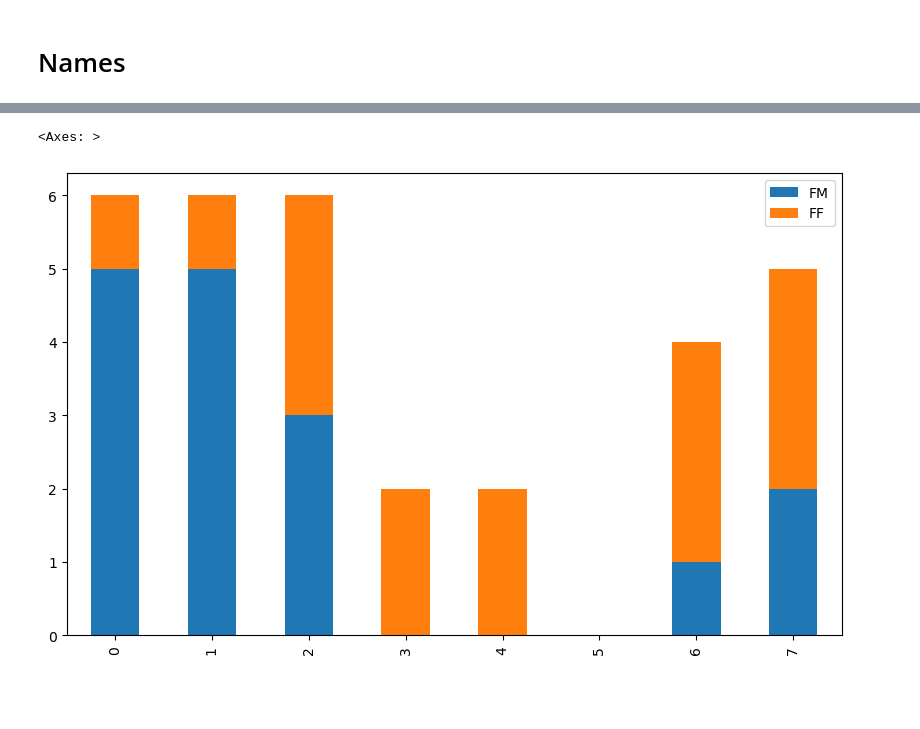
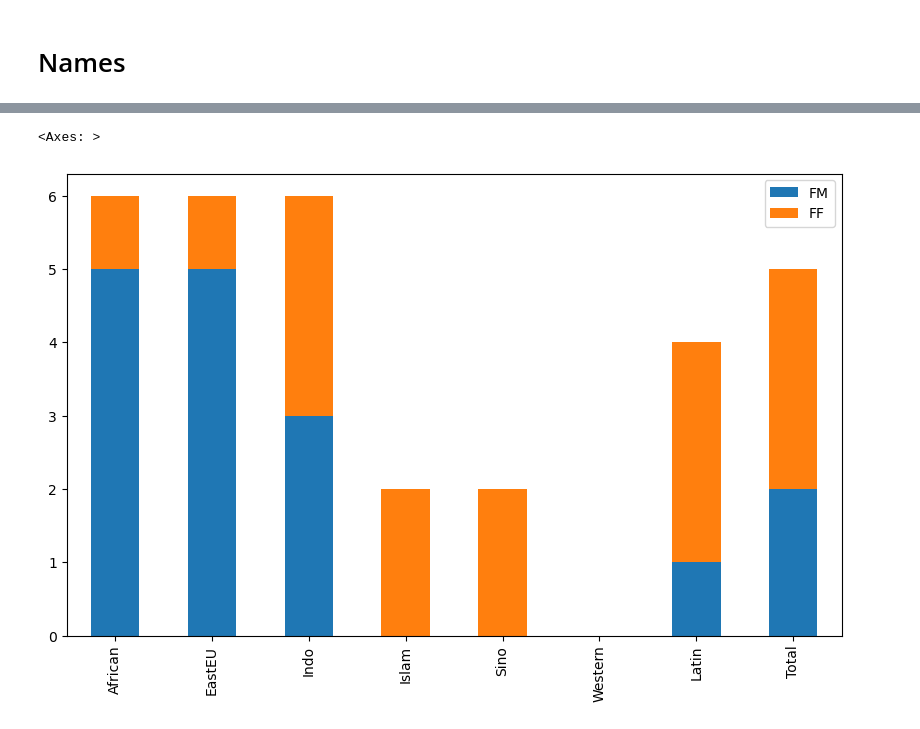
Before and after one commit to HappieTai/HnrsPgrm, a Jupyter notebook: graphs.ipynb, the cells around one changed output, grey strips where cells are left out. Drawn from its saved outputs; the diff is of its cells as text; code cells hidden in the pictures; blank space fills up the shorter version.

```diff
--- a/graphs.ipynb
+++ b/graphs.ipynb
@@ -133,13 +49,14 @@ df.plot(kind='bar', stacked=True, figsize=(10, 6))
 # %%
 fContext = {
     'FM' : [5,5,3,0,0,0,1,2],
     'FF' : [1,1,3,2,2,0,3,3]
 }
 df = pd.DataFrame(fContext)
+df.index = ['African', 'EastEU', 'Indo', 'Islam', 'Sino', 'Western', 'Latin','Total']
 df.plot(kind='bar', stacked=True, figsize=(10, 6))
 # %% [output]
 <Axes: >
-[figure, old version]
+[figure, new version]
 # %%
 mContext = {
     'MM' : [8,4,3,7,0,11,7,6],
```
Also changed, not shown: parts of 14 cells of this notebook.
